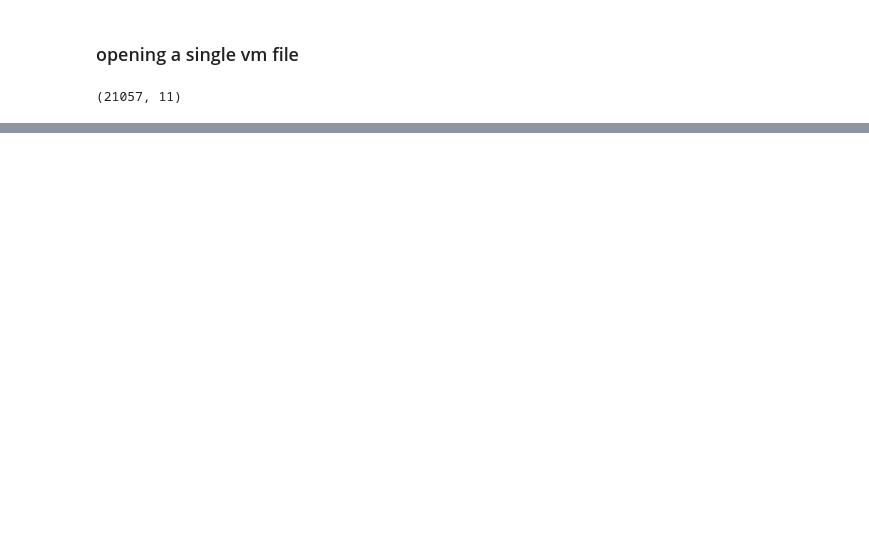
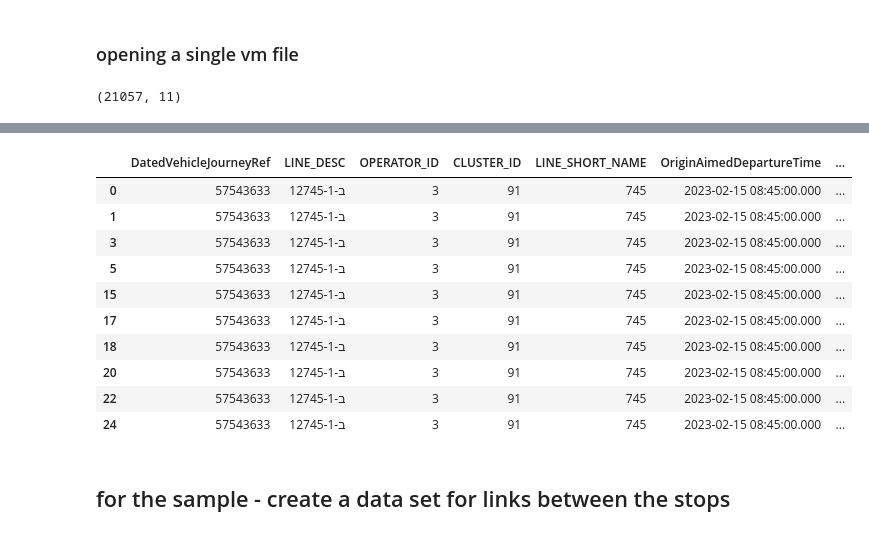
Before and after one commit to haim-fisher-s/Bus-Tracker, a Jupyter notebook: data/parsing_scripts/parse_vm.ipynb, the cells around one changed output, grey strips where cells are left out. Drawn from its saved outputs; the diff is of its cells as text; code cells hidden in the pictures; blank space fills up the shorter version.

```diff
--- a/data/parsing_scripts/parse_vm.ipynb
+++ b/data/parsing_scripts/parse_vm.ipynb
@@ -280,0 +241,17 @@ pd.json_normalize(test3.previousCalls[158])
+# %%
+df_check = df_check.sort_values(by=['LINE_DESC', 'OriginAimedDepartureTime', 'stopOrder'])
+df_check.head(10)
+# %% [output]
+|  | DatedVehicleJourneyRef | LINE_DESC | OPERATOR_ID | CLUSTER_ID | LINE_SHORT_NAME | OriginAimedDepartureTime | ... |
+| 0 | 57543633 | 12745-1-ב | 3 | 91 | 745 | 2023-02-15 08:45:00.000 | ... |
+| 1 | 57543633 | 12745-1-ב | 3 | 91 | 745 | 2023-02-15 08:45:00.000 | ... |
+| 3 | 57543633 | 12745-1-ב | 3 | 91 | 745 | 2023-02-15 08:45:00.000 | ... |
+| 5 | 57543633 | 12745-1-ב | 3 | 91 | 745 | 2023-02-15 08:45:00.000 | ... |
+| 15 | 57543633 | 12745-1-ב | 3 | 91 | 745 | 2023-02-15 08:45:00.000 | ... |
+| 17 | 57543633 | 12745-1-ב | 3 | 91 | 745 | 2023-02-15 08:45:00.000 | ... |
+| 18 | 57543633 | 12745-1-ב | 3 | 91 | 745 | 2023-02-15 08:45:00.000 | ... |
+| 20 | 57543633 | 12745-1-ב | 3 | 91 | 745 | 2023-02-15 08:45:00.000 | ... |
+| 22 | 57543633 | 12745-1-ב | 3 | 91 | 745 | 2023-02-15 08:45:00.000 | ... |
+| 24 | 57543633 | 12745-1-ב | 3 | 91 | 745 | 2023-02-15 08:45:00.000 | ... |
+# %% [markdown]
+## for the sample - create a data set for links between the stops
```
Also changed, not shown: parts of 41 cells of this notebook, 1 other file.
